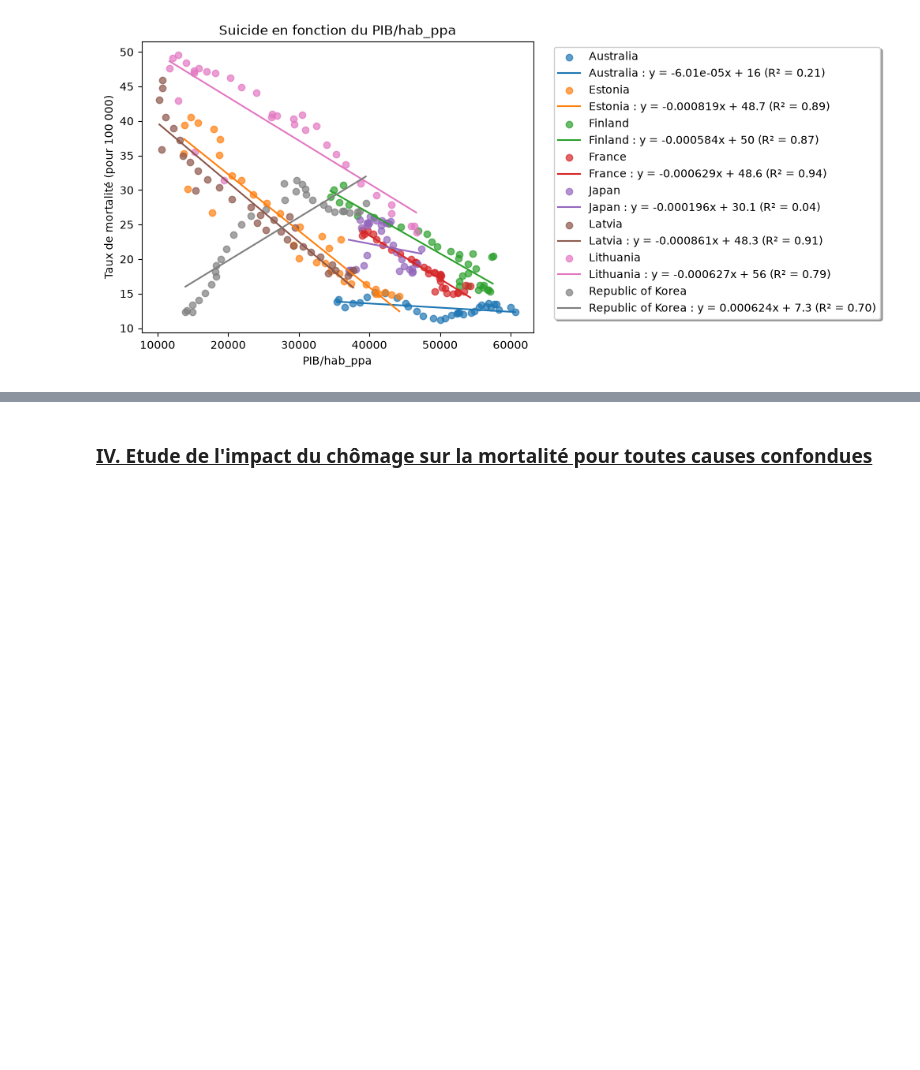
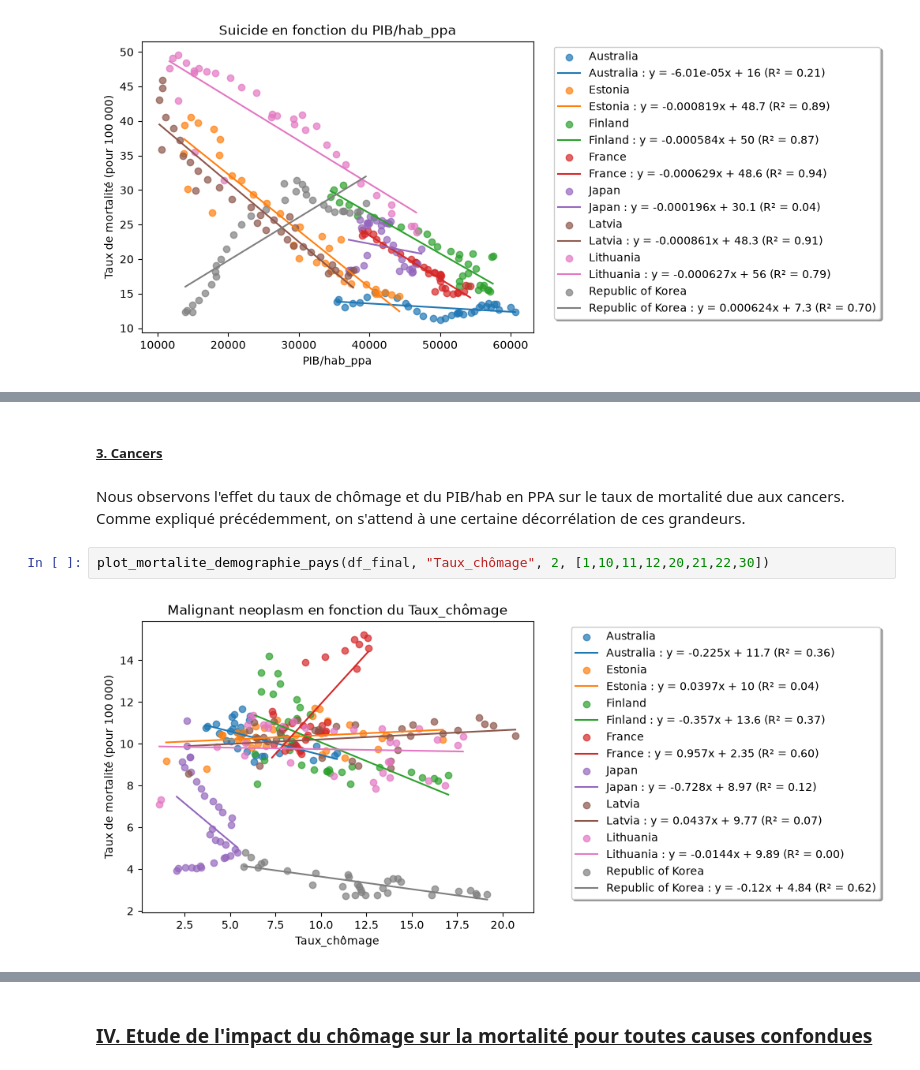
Before and after one commit to eleanorpaineau/Projet-Python, a Jupyter notebook: notebook_principal.ipynb, the cells around one changed output, grey strips where cells are left out. Saved outputs shown, nothing was run; the diff lists cells and outputs as text; blank space fills up the shorter version.

```diff
--- a/notebook_principal.ipynb
+++ b/notebook_principal.ipynb
@@ -602,0 +625,8 @@ Tout d'abord, pour tous les pays, le coefficent de la régression du taux de sui
+# %% [markdown]
+##### <u> 3. Cancers <u>
+# %% [markdown]
+Nous observons l'effet du taux de chômage et du PIB/hab en PPA sur le taux de mortalité due aux cancers. Comme expliqué précédemment, on s'attend à une certaine décorrélation de ces grandeurs.
+# %%
+plot_mortalite_demographie_pays(df_final, "Taux_chômage", 2, [1,10,11,12,20,21,22,30])
+# %% [output]
+[figure, added]
```
Also changed, not shown: parts of 15 cells of this notebook.
